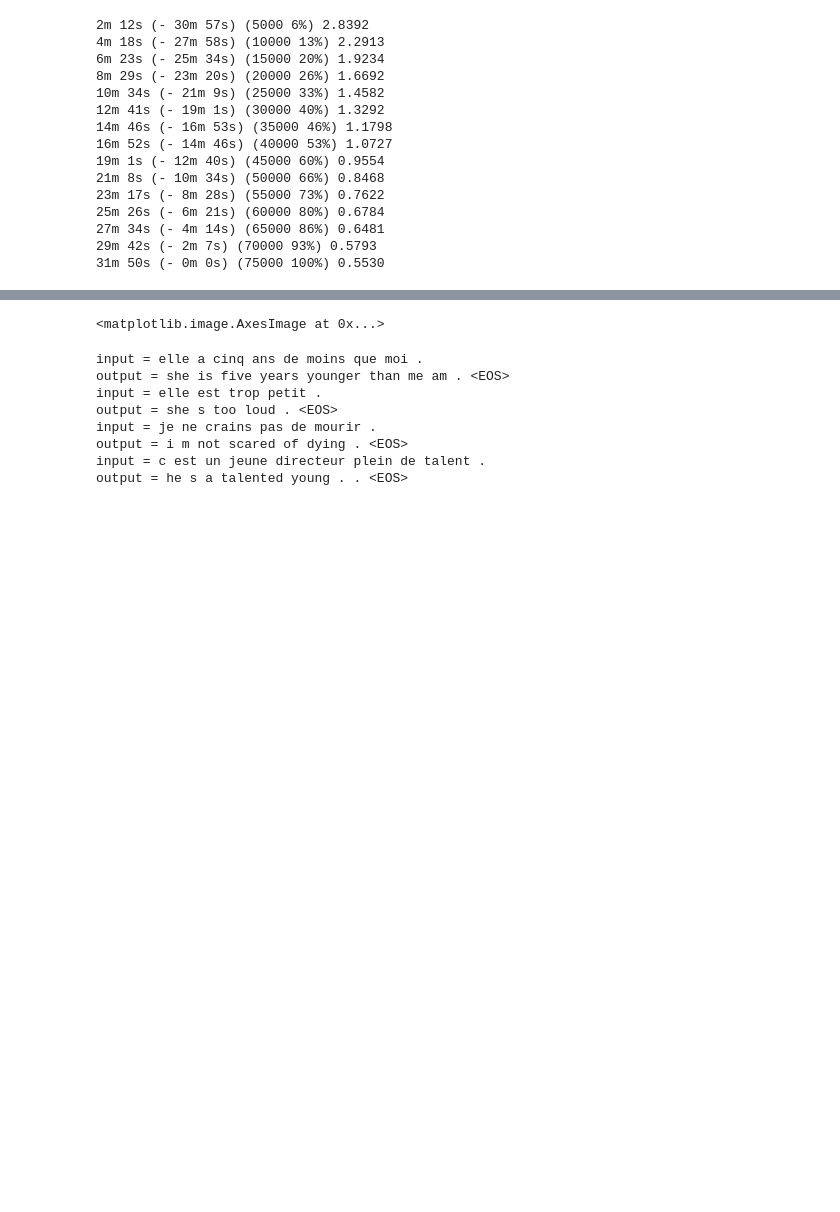
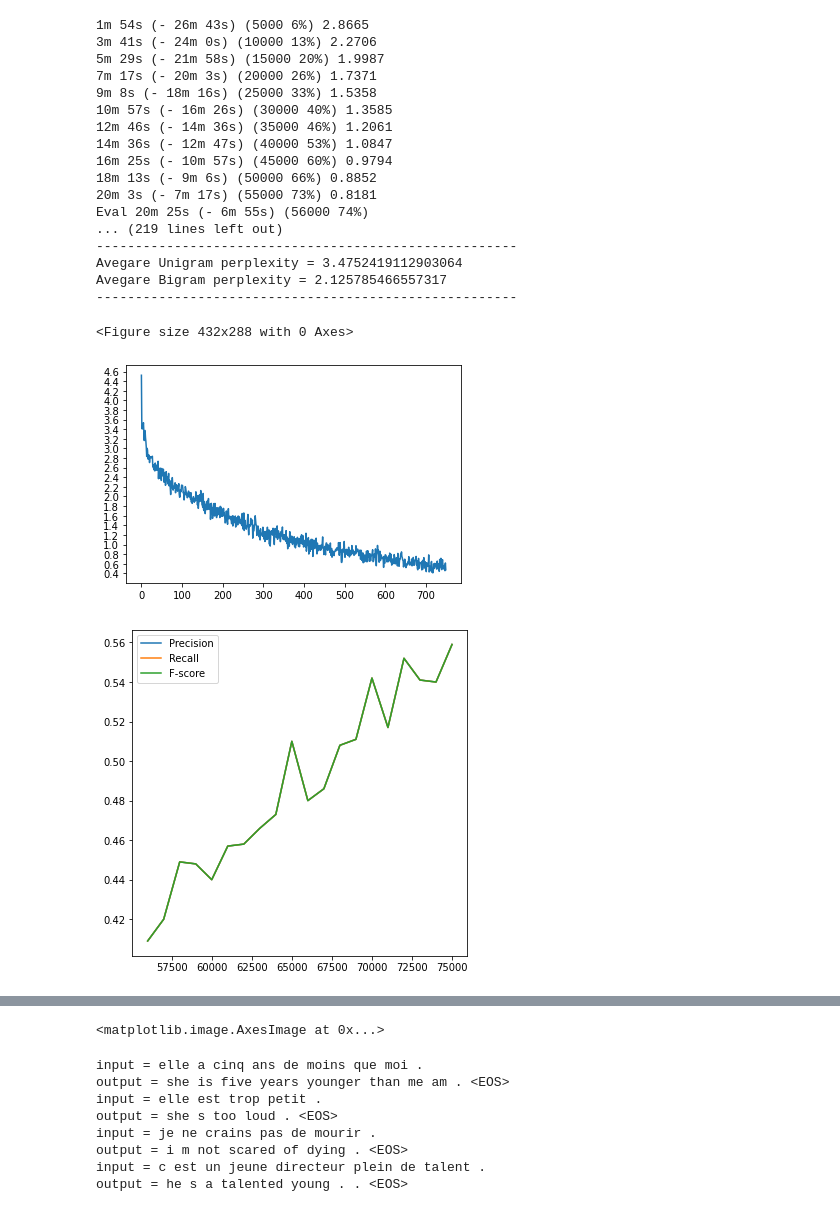
Before and after one commit to vpw/TSAI-END3, a Jupyter notebook: Assignment7/Assignment7.ipynb, the cells around one changed output, grey strips where cells are left out. Drawn from its saved outputs; the diff is of its cells as text; code cells hidden in the pictures; blank space fills up the shorter version.

```diff
--- a/Assignment7/Assignment7.ipynb
+++ b/Assignment7/Assignment7.ipynb
@@ -393,0 +567,37 @@ def evaluate(encoder, decoder, sentence, max_length=MAX_LENGTH):
+# %%
+sep = "------------------------------------------------------"
+def getAss7Metrics(encoder, decoder):
+    tgt, pred = getTgtPred(encoder, decoder)
+    # Precision, Recall, F1-score
+    y_true, y_pred = getYtrueYpred(tgt,pred)
+    print(sep)
+    (p,r,f,_)=precision_recall_fscore_support(y_true,y_pred, average='micro', zero_division=0)
+    print(f"Precision: {p}, Recall: {r}, F-score: {f}")
+    # BLEU
+    candidate_corpus, reference_corpus = prepareBLEUCorpus(tgt, pred)
+    print(sep)
+    bleu=bleu_score(candidate_corpus, reference_corpus)
+    print(f"BLEU score: {bleu}")
+    # BERT
+    print(sep)
+    hyps, refs = getBERTHypsRefs(tgt, pred)
+    P, R, F = bert_scorer.score(hyps, refs)
+    #print(p, r, f1)
+    (BP,BR,BF)=(P.mean().item(),R.mean().item(),F.mean().item())
+    print(f"BERT Precision (avg): {BP}, BERT Recall: {BR}, BERT F-score: {BF}")
+    #print(mean(P), mean(R), mean(F1))
+    # Perplexity
+    print(sep)
+    _, probs_1gram = getUnigramProbs(tgt)
+    _, probs_2gram = getBigramProbs(tgt)
+    nSent = len(pred)
+    uniPerp, biPerp = 0., 0.
+    for s in pred:
+        uniPerp += getUnigramPerplexity(s, probs_1gram)
+        biPerp += getBigramPerplexity(s, probs_2gram)
+    uniPerp /= nSent
+    biPerp /= nSent
+    print (f"Avegare Unigram perplexity = {uniPerp}")
+    print (f"Avegare Bigram perplexity = {biPerp}")
+    print(sep)
+    return [[p,r,f],bleu,[BP,BR,BF],[uniPerp,biPerp]]
@@ -404,22 +671,29 @@ def evaluateRandomly(encoder, decoder, n=10):
 # %%
 hidden_size = 256
 encoder1 = EncoderRNN(input_lang.n_words, hidden_size).to(device)
 attn_decoder1 = AttnDecoderRNN(hidden_size, output_lang.n_words, dropout_p=0.1).to(device)
 
-trainIters(encoder1, attn_decoder1, 75000, print_every=5000)
+#trainIters(encoder1, attn_decoder1, 75000, print_every=5000)
+#trainIters(encoder1, attn_decoder1, 1000, print_every=200, eval_last=3, eval_every=100)
+trainIters(encoder1, attn_decoder1, 75000, print_every=5000, eval_last=20, eval_every=1000)
 # %% [output]
-2m 12s (- 30m 57s) (5000 6%) 2.8392
-4m 18s (- 27m 58s) (10000 13%) 2.2913
-6m 23s (- 25m 34s) (15000 20%) 1.9234
-8m 29s (- 23m 20s) (20000 26%) 1.6692
-10m 34s (- 21m 9s) (25000 33%) 1.4582
-12m 41s (- 19m 1s) (30000 40%) 1.3292
-14m 46s (- 16m 53s) (35000 46%) 1.1798
-16m 52s (- 14m 46s) (40000 53%) 1.0727
-19m 1s (- 12m 40s) (45000 60%) 0.9554
-21m 8s (- 10m 34s) (50000 66%) 0.8468
-23m 17s (- 8m 28s) (55000 73%) 0.7622
-25m 26s (- 6m 21s) (60000 80%) 0.6784
-27m 34s (- 4m 14s) (65000 86%) 0.6481
-29m 42s (- 2m 7s) (70000 93%) 0.5793
-31m 50s (- 0m 0s) (75000 100%) 0.5530
+1m 54s (- 26m 43s) (5000 6%) 2.8665
+3m 41s (- 24m 0s) (10000 13%) 2.2706
+5m 29s (- 21m 58s) (15000 20%) 1.9987
+7m 17s (- 20m 3s) (20000 26%) 1.7371
+9m 8s (- 18m 16s) (25000 33%) 1.5358
+10m 57s (- 16m 26s) (30000 40%) 1.3585
+12m 46s (- 14m 36s) (35000 46%) 1.2061
+14m 36s (- 12m 47s) (40000 53%) 1.0847
+16m 25s (- 10m 57s) (45000 60%) 0.9794
+18m 13s (- 9m 6s) (50000 66%) 0.8852
+20m 3s (- 7m 17s) (55000 73%) 0.8181
+Eval 20m 25s (- 6m 55s) (56000 74%)
+... (219 lines left out)
+------------------------------------------------------
+Avegare Unigram perplexity = 3.4752419112903064
+Avegare Bigram perplexity = 2.125785466557317
+------------------------------------------------------
+<Figure size 432x288 with 0 Axes>
+[figure, added]
+[figure, added]
```
Also changed, not shown: parts of 39 cells of this notebook.
